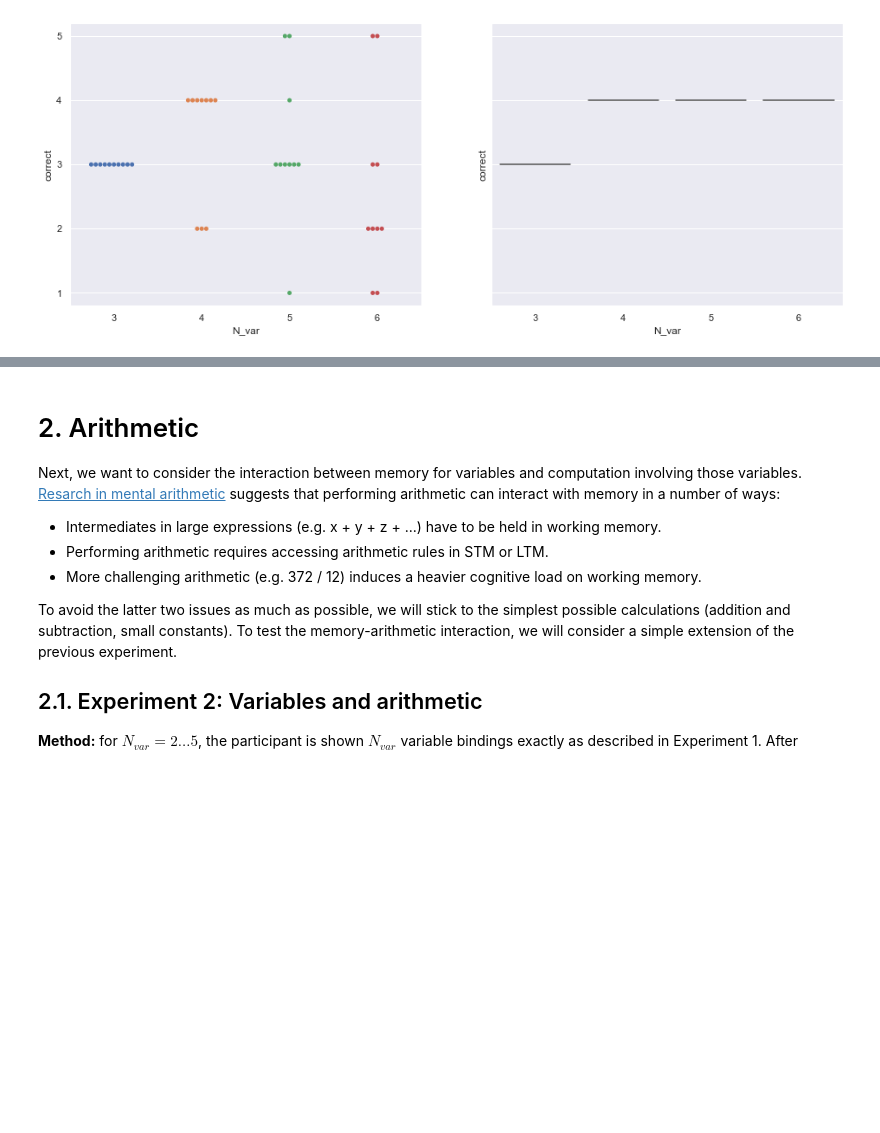
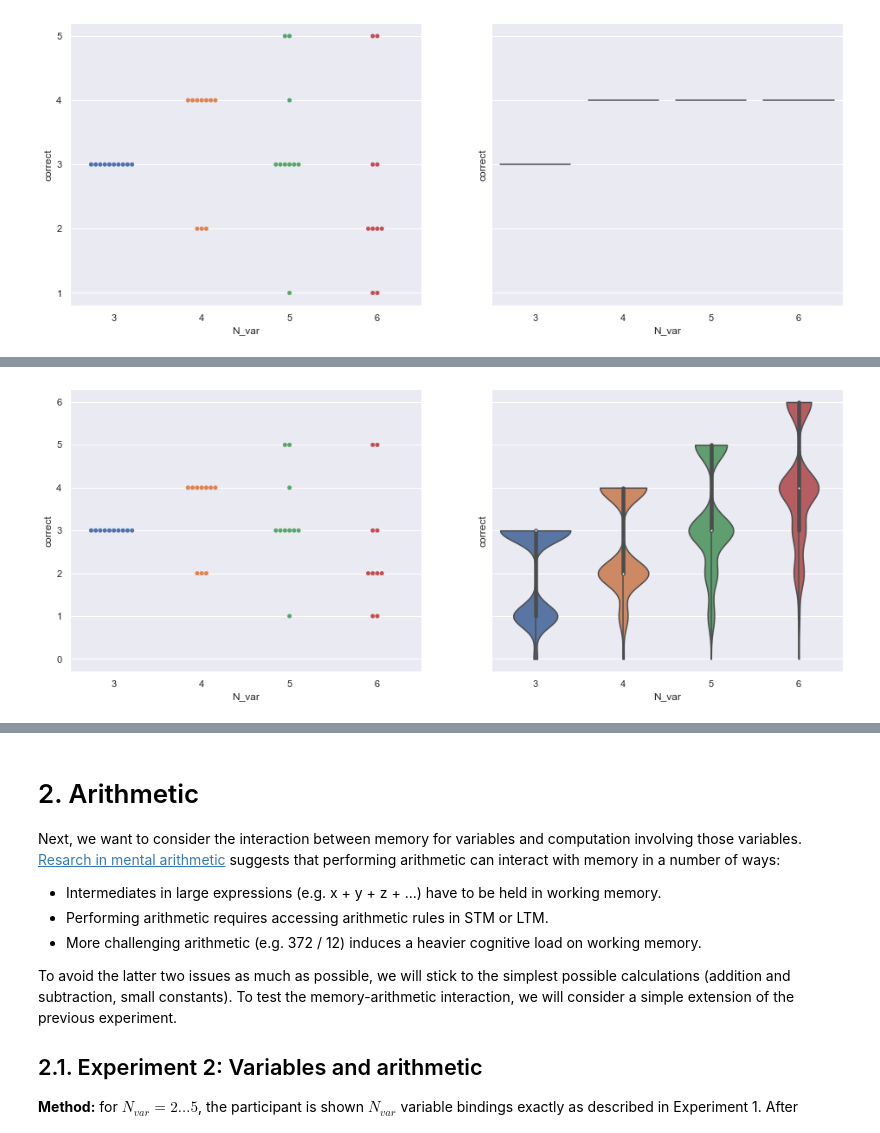
Before and after one commit to willcrichton/psypl-experiments, a Jupyter notebook: experiments/memory_program_tracing.ipynb, the cells around one changed output, grey strips where cells are left out. Drawn from its saved outputs; the diff is of its cells as text; code cells hidden in the pictures; blank space fills up the shorter version.

```diff
--- a/experiments/memory_program_tracing.ipynb
+++ b/experiments/memory_program_tracing.ipynb
@@ -168 +188,6 @@ We programmatically encode this model as a new class `BetaWM`:
+# %%
+sim_data = exp1.simulate(lambda: SwapWM(**swap_best_params))
+plot_sim(sim_data)
+# %% [output]
+[figure, added]
 # %%
```
Also changed, not shown: parts of 20 cells of this notebook, 10 other files.
